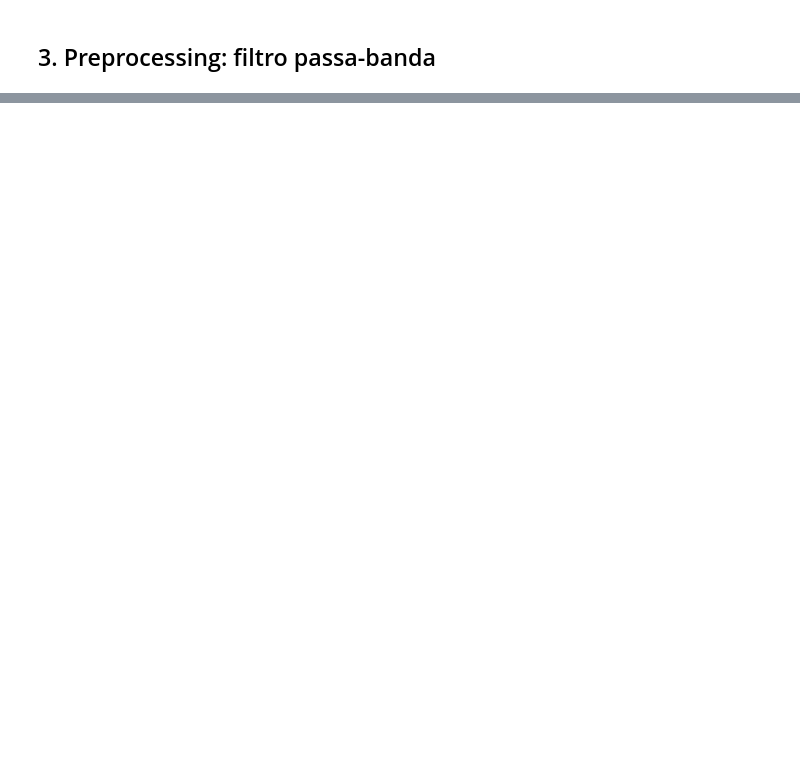
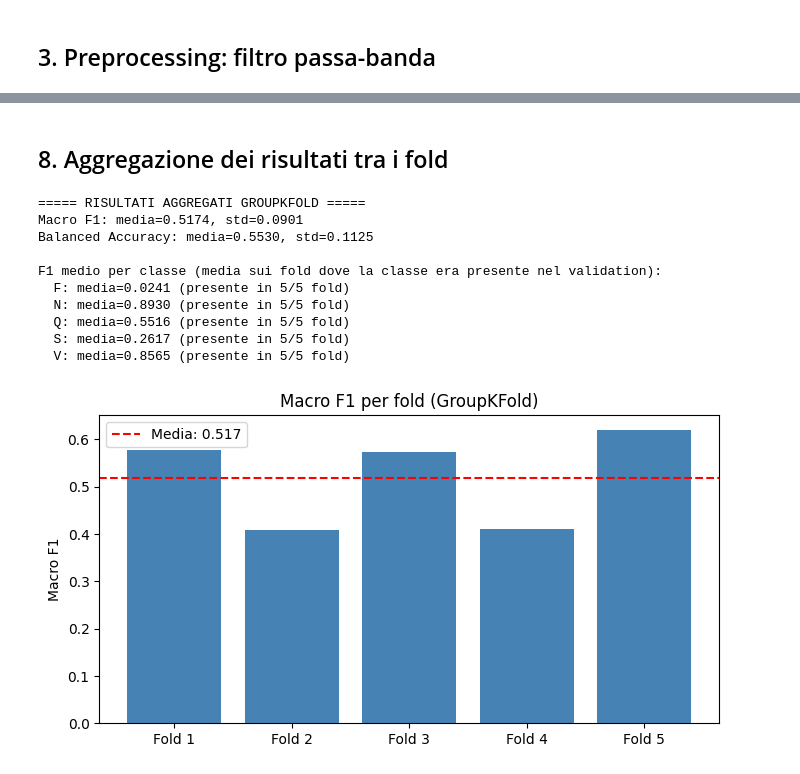
Before and after one commit to Michele-Bufis/ECG-Arrhythmia-Classification-with-1D-CNN, a Jupyter notebook: ClassificazionePatologieECGconCNNEmbedded.ipynb, the cells around one changed output, grey strips where cells are left out. Cells and saved outputs as stored; diff of their text form; code cells hidden in the pictures; blank space fills up the shorter version.

Commit message:
Approccio GroupKFold Cross-Validation

```diff
--- a/ClassificazionePatologieECGconCNNEmbedded.ipynb
+++ b/ClassificazionePatologieECGconCNNEmbedded.ipynb
@@ -354,20 +234,0 @@ Filtriamo solo i segmenti realmente anomali, applichiamo augmentation su F, e mo
-# %%
-mask_anom_train = y_train_int != indice_N
-mask_anom_val = y_val_int != indice_N
-
-X_train_anom = X_train_r[mask_anom_train]
-rr_train_anom = rr_train_norm[mask_anom_train]
-X_val_anom = X_val_r[mask_anom_val]
-rr_val_anom = rr_val_norm[mask_anom_val]
-
-classi_anomale = sorted([c for c in classe_to_int if c != 'N'])
-classe_to_int_s2 = {c: i for i, c in enumerate(classi_anomale)}
-int_to_classe_s2 = {i: c for c, i in classe_to_int_s2.items()}
-print('Mappa Stadio 2:', classe_to_int_s2)
-
-y_train_s2 = np.array([classe_to_int_s2[int_to_classe[i]] for i in y_train_int[mask_anom_train]])
-y_val_s2 = np.array([classe_to_int_s2[int_to_classe[i]] for i in y_val_int[mask_anom_val]])
-
-for c, i in classe_to_int_s2.items():
-    n = (y_train_s2 == i).sum()
-    print(f'  {c}: {n} esempi nel training anomalo')
@@ -538,0 +376,38 @@ weighted avg       0.93      0.95      0.94     14911
+# %% [markdown]
+## 8. Aggregazione dei risultati tra i fold
+# %%
+macro_f1_tutti = [r['macro_f1'] for r in risultati_fold]
+bal_acc_tutti = [r['balanced_accuracy'] for r in risultati_fold]
+
+print('===== RISULTATI AGGREGATI GROUPKFOLD =====')
+print(f'Macro F1: media={np.mean(macro_f1_tutti):.4f}, std={np.std(macro_f1_tutti):.4f}')
+print(f'Balanced Accuracy: media={np.mean(bal_acc_tutti):.4f}, std={np.std(bal_acc_tutti):.4f}')
+
+print('\nF1 medio per classe (media sui fold dove la classe era presente nel validation):')
+f1_matrix = np.array([r['f1_per_classe'] for r in risultati_fold])
+for i, nome in enumerate(nomi_classi):
+    fold_con_classe = [r['f1_per_classe'][i] for r in risultati_fold if i in r['classi_presenti']]
+    if fold_con_classe:
+        print(f'  {nome}: media={np.mean(fold_con_classe):.4f} (presente in {len(fold_con_classe)}/{N_FOLD} fold)')
+    else:
+        print(f'  {nome}: MAI presente nel validation in nessun fold')
+
+plt.figure(figsize=(8, 4))
+plt.bar([f'Fold {r["fold"]}' for r in risultati_fold], macro_f1_tutti, color='steelblue')
+plt.axhline(np.mean(macro_f1_tutti), color='red', linestyle='--', label=f'Media: {np.mean(macro_f1_tutti):.3f}')
+plt.title('Macro F1 per fold (GroupKFold)')
+plt.ylabel('Macro F1')
+plt.legend()
+plt.show()
+# %% [output]
+===== RISULTATI AGGREGATI GROUPKFOLD =====
+Macro F1: media=0.5174, std=0.0901
+Balanced Accuracy: media=0.5530, std=0.1125
+
+F1 medio per classe (media sui fold dove la classe era presente nel validation):
+  F: media=0.0241 (presente in 5/5 fold)
+  N: media=0.8930 (presente in 5/5 fold)
+  Q: media=0.5516 (presente in 5/5 fold)
+  S: media=0.2617 (presente in 5/5 fold)
+  V: media=0.8565 (presente in 5/5 fold)
+[figure, added]
```
Also changed, not shown: parts of 35 cells of this notebook.
